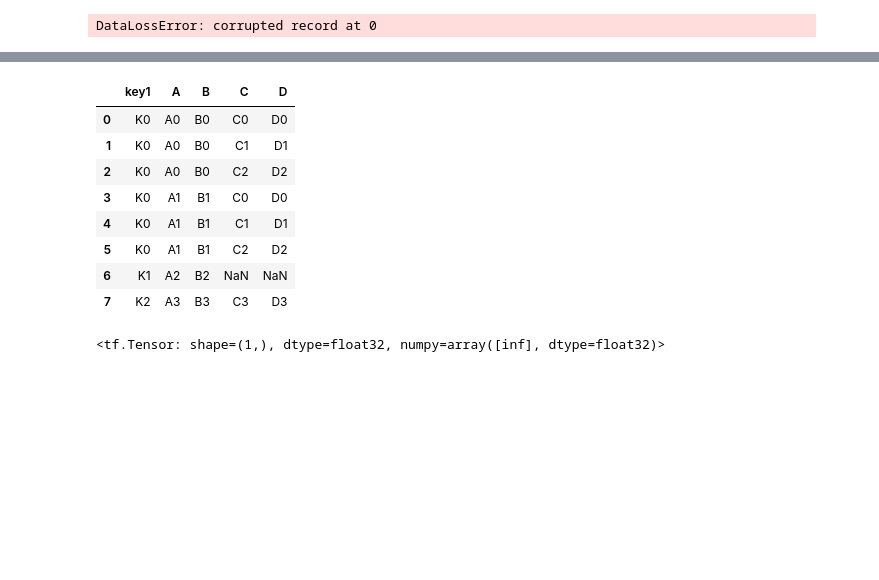
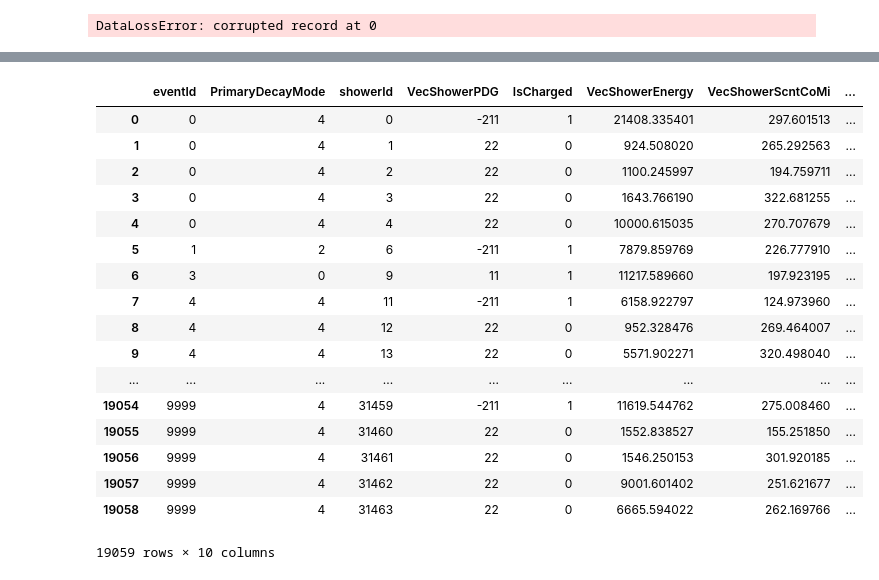
Before and after one commit to mollyhjorthjensen/DREAM, a Jupyter notebook: Analysis/run_clustering.ipynb, the cells around one changed output, grey strips where cells are left out. Saved outputs shown, nothing was run; the diff lists cells and outputs as text; code cells hidden in the pictures; blank space fills up the shorter version.

```diff
--- a/Analysis/run_clustering.ipynb
+++ b/Analysis/run_clustering.ipynb
@@ -55,8 +56,8 @@ def parser_fn(proto):
 
     return deserialized
 # %%
-# DATA_DIR = '/groups/hep/mojen/repositories/DREAM/Run/final_run/tauolaevts/10000'
-DATA_DIR = '/home/jupyter/DREAM'
+DATA_DIR = '/groups/hep/mojen/repositories/DREAM/Run/final_run/tauolaevts/10000'
+# DATA_DIR = '/home/jupyter/DREAM'
 BATCH_SIZE = 32
 BUFFER_SIZE = 64
 
@@ -153,24 +205,21 @@ import pandas as pd
-# %%
-left = pd.DataFrame({'key1': ['K0', 'K0', 'K1', 'K2'],
-                     'A': ['A0', 'A1', 'A2', 'A3'],
-                     'B': ['B0', 'B1', 'B2', 'B3']})
-right = pd.DataFrame({'key1': ['K0', 'K0', 'K0', 'K2'],
-                      'C': ['C0', 'C1', 'C2', 'C3'],
-                      'D': ['D0', 'D1', 'D2', 'D3']})
-
-pd.merge(left, right, how='left', on=['key1'])
-# %% [output]
-|  | key1 | A | B | C | D |
-| 0 | K0 | A0 | B0 | C0 | D0 |
-| 1 | K0 | A0 | B0 | C1 | D1 |
-| 2 | K0 | A0 | B0 | C2 | D2 |
-| 3 | K0 | A1 | B1 | C0 | D0 |
-| 4 | K0 | A1 | B1 | C1 | D1 |
-| 5 | K0 | A1 | B1 | C2 | D2 |
-| 6 | K1 | A2 | B2 | NaN | NaN |
-| 7 | K2 | A3 | B3 | C3 | D3 |
-# %%
-import tensorflow as tf
-tf.constant([1.])/tf.constant([0.])
-# %% [output]
-<tf.Tensor: shape=(1,), dtype=float32, numpy=array([inf], dtype=float32)>
+# %%
+pd.read_csv(os.path.join(DATA_DIR, 'truth.csv'))
+# %% [output]
+|  | eventId | PrimaryDecayMode | showerId | VecShowerPDG | IsCharged | VecShowerEnergy | VecShowerScntCoMi | ... |
+| 0 | 0 | 4 | 0 | -211 | 1 | 21408.335401 | 297.601513 | ... |
+| 1 | 0 | 4 | 1 | 22 | 0 | 924.508020 | 265.292563 | ... |
+| 2 | 0 | 4 | 2 | 22 | 0 | 1100.245997 | 194.759711 | ... |
+| 3 | 0 | 4 | 3 | 22 | 0 | 1643.766190 | 322.681255 | ... |
+| 4 | 0 | 4 | 4 | 22 | 0 | 10000.615035 | 270.707679 | ... |
+| 5 | 1 | 2 | 6 | -211 | 1 | 7879.859769 | 226.777910 | ... |
+| 6 | 3 | 0 | 9 | 11 | 1 | 11217.589660 | 197.923195 | ... |
+| 7 | 4 | 4 | 11 | -211 | 1 | 6158.922797 | 124.973960 | ... |
+| 8 | 4 | 4 | 12 | 22 | 0 | 952.328476 | 269.464007 | ... |
+| 9 | 4 | 4 | 13 | 22 | 0 | 5571.902271 | 320.498040 | ... |
+| ... | ... | ... | ... | ... | ... | ... | ... | ... |
+| 19054 | 9999 | 4 | 31459 | -211 | 1 | 11619.544762 | 275.008460 | ... |
+| 19055 | 9999 | 4 | 31460 | 22 | 0 | 1552.838527 | 155.251850 | ... |
+| 19056 | 9999 | 4 | 31461 | 22 | 0 | 1546.250153 | 301.920185 | ... |
+| 19057 | 9999 | 4 | 31462 | 22 | 0 | 9001.601402 | 251.621677 | ... |
+| 19058 | 9999 | 4 | 31463 | 22 | 0 | 6665.594022 | 262.169766 | ... |
+19059 rows × 10 columns
```
Also changed, not shown: parts of 13 cells of this notebook.
